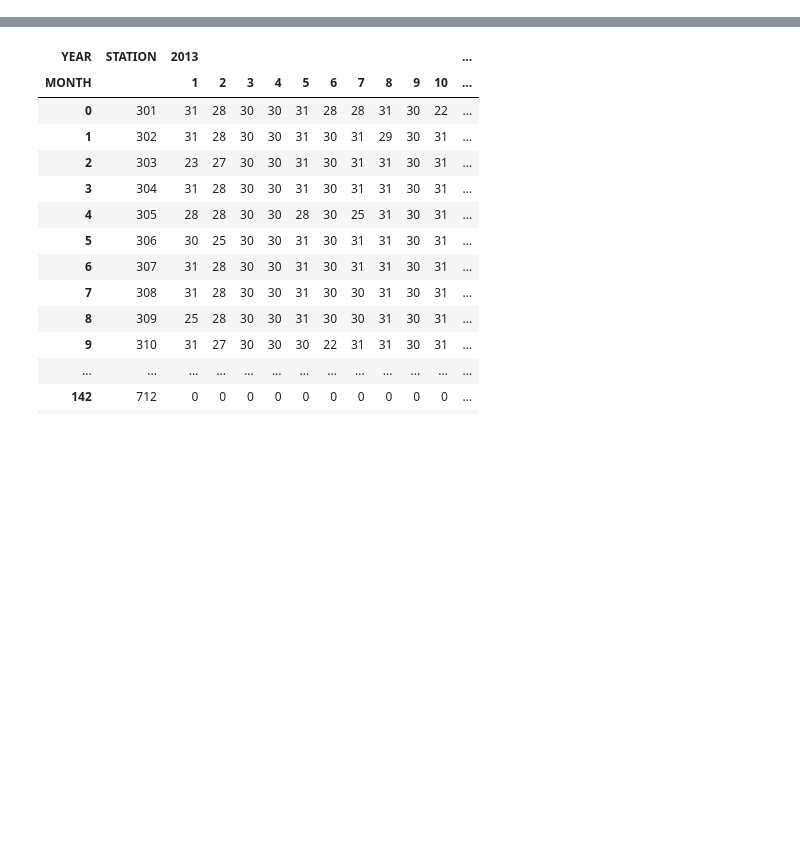
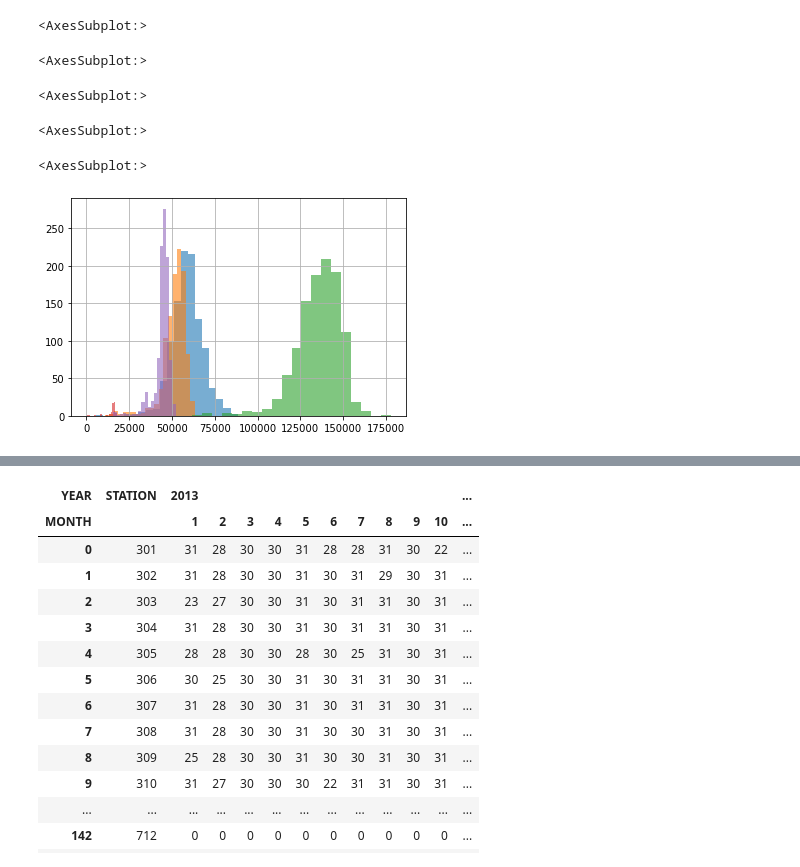
Before and after one commit to WFRCAnalytics/DEMO-Jupyter-Notebook-CCS-Data, a Jupyter notebook: 1_Summarize-Data.ipynb, the cells around one changed output, grey strips where cells are left out. Saved outputs shown, nothing was run; the diff lists cells and outputs as text; code cells hidden in the pictures; blank space fills up the shorter version.

Commit message:
create summary data

```diff
--- a/1_Summarize-Data.ipynb
+++ b/1_Summarize-Data.ipynb
@@ -94,0 +22,5 @@ dtype: object
+# %%
+# read in data
+# REMEMBER TO UNZIP FILE IF NEWLY CLONED REPOSITORY
+dfCCS = pd.read_csv(os.path.join(dirData,'CCSHourDir_2013to2019.csv'))
+display(dfCCS)
@@ -94,0 +41,3 @@ dtype: object
+# %%
+dfCCS['DATE'] = pd.to_datetime(dict(year=dfCCS.YEAR, month=dfCCS.MONTH, day=dfCCS.DAY))
+dfCCS
@@ -94,0 +74,4 @@ dtype: object
+# %%
+# for each station calculate daily volumes, num records reprsents number of hours x number of lanes x directions
+dfCCS_DayVol = dfCCS.groupby(['STATION','YEAR','MONTH','DAY','DATE'],as_index=False).agg(DAYVOL=('HOURVOL','sum'),NUMREC=('HOURVOL','size'))
+display(dfCCS_DayVol)
@@ -94,0 +92,9 @@ dtype: object
+# %%
+#filterStations = [301,510] # [301,510]
+filterStations = [301, 332, 612, 657, 711]
+filterDaysOfWeek = [2,3,4] # (Monday=0,Sunday=6), [2,3,4] = Tuesday through Thursday
+
+# filter data by station number and weekday
+dfCCS_DayVol_fltr = dfCCS_DayVol[(dfCCS_DayVol['STATION'].isin(filterStations             )) &
+                                 (dfCCS_DayVol['DATE'   ].dt.weekday.isin(filterDaysOfWeek))].copy()
+display(dfCCS_DayVol_fltr)
@@ -95,3 +139,15 @@ dtype: object
+# %%
+# make histogram of volumes by station
+# alpha sets opacity, bins sets number of bin
+for s in filterStations:
+    display(dfCCS_DayVol_fltr[dfCCS_DayVol_fltr['STATION']==s]['DAYVOL'].hist(bins=20,alpha=0.6))
+# %% [output]
+<AxesSubplot:>
+<AxesSubplot:>
+<AxesSubplot:>
+<AxesSubplot:>
+<AxesSubplot:>
+[figure, added]
 # %%
 #for checks and understanding
 #calculate number of days with data per station per month
```
Also changed, not shown: parts of 20 cells of this notebook.
